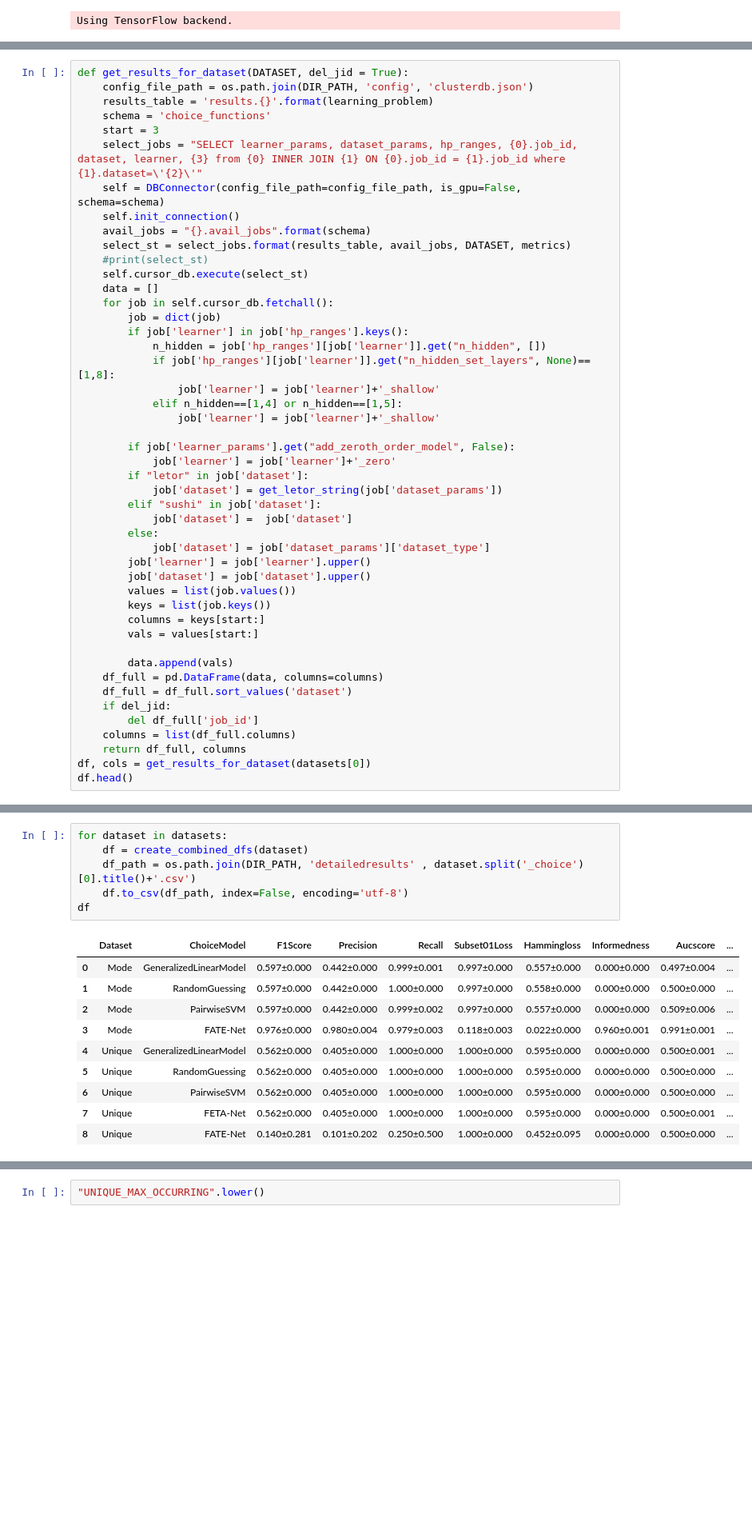
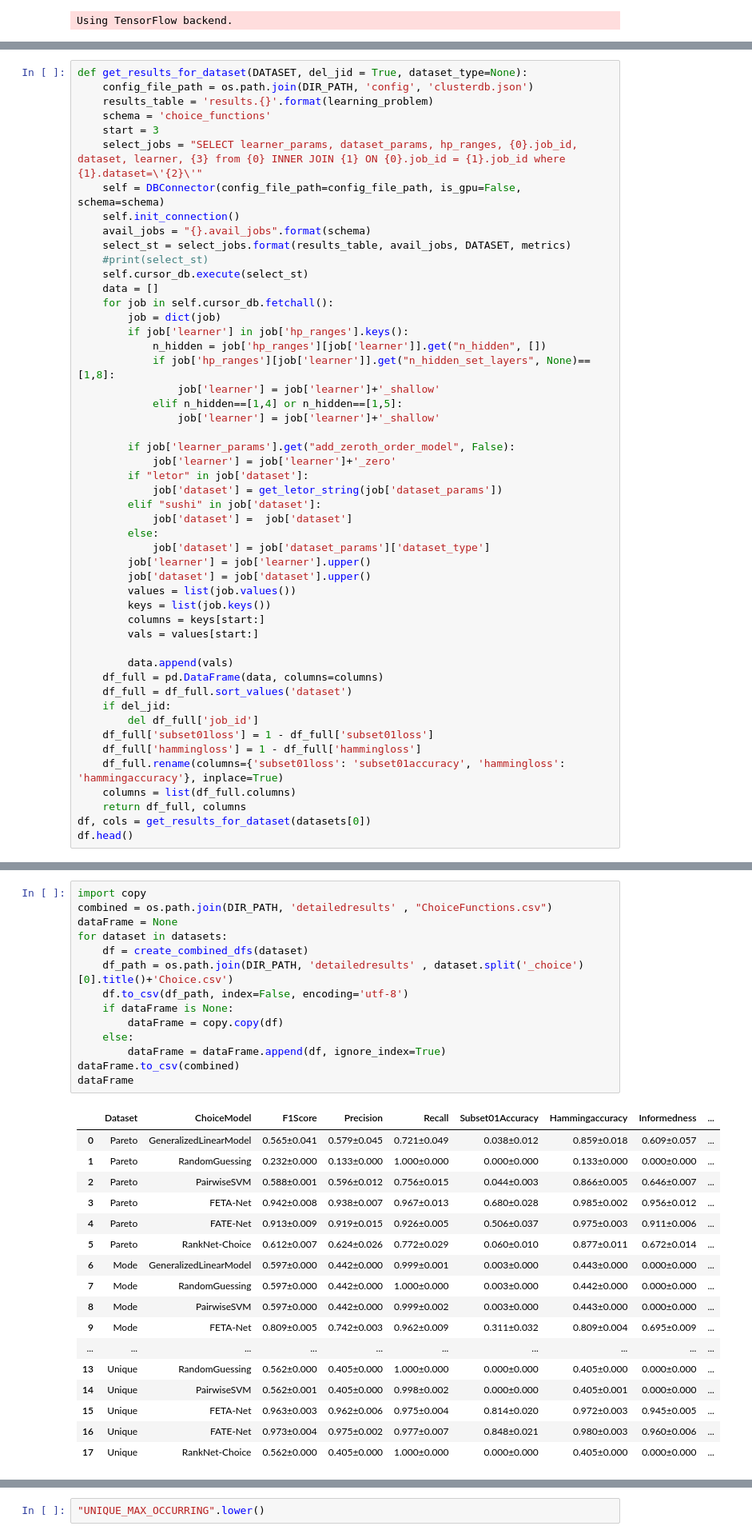
Before and after one commit to kiudee/cs-ranking, a Jupyter notebook: experiments/result_choice.ipynb, the cells around one changed output, grey strips where cells are left out. Shown at 80% size. Drawn from its saved outputs; the diff is of its cells as text; blank space fills up the shorter version.

```diff
--- a/experiments/result_choice.ipynb
+++ b/experiments/result_choice.ipynb
@@ -36,6 +35,6 @@ self.cursor_db.execute(update_result, tuple(values))
 self.close_connection()
 # %%
-def get_results_for_dataset(DATASET, del_jid = True):
+def get_results_for_dataset(DATASET, del_jid = True, dataset_type=None):
     config_file_path = os.path.join(DIR_PATH, 'config', 'clusterdb.json')
     results_table = 'results.{}'.format(learning_problem)
     schema = 'choice_functions'
@@ -77,6 +76,9 @@ def get_results_for_dataset(DATASET, del_jid = True):
     df_full = df_full.sort_values('dataset')
     if del_jid:
         del df_full['job_id']
+    df_full['subset01loss'] = 1 - df_full['subset01loss']
+    df_full['hammingloss'] = 1 - df_full['hammingloss']
+    df_full.rename(columns={'subset01loss': 'subset01accuracy', 'hammingloss': 'hammingaccuracy'}, inplace=True)
     columns = list(df_full.columns)
     return df_full, columns
 df, cols = get_results_for_dataset(datasets[0])
@@ -149,19 +151,34 @@ def create_combined_dfs(DATASET, latex_row=False):
     df.sort_values(by='Dataset')
     return df
 # %%
+import copy
+combined = os.path.join(DIR_PATH, 'detailedresults' , "ChoiceFunctions.csv")
+dataFrame = None
 for dataset in datasets:
     df = create_combined_dfs(dataset)
-    df_path = os.path.join(DIR_PATH, 'detailedresults' , dataset.split('_choice')[0].title()+'.csv')
+    df_path = os.path.join(DIR_PATH, 'detailedresults' , dataset.split('_choice')[0].title()+'Choice.csv')
     df.to_csv(df_path, index=False, encoding='utf-8')
-df
+    if dataFrame is None:
+        dataFrame = copy.copy(df)
+    else:
+        dataFrame = dataFrame.append(df, ignore_index=True)
+dataFrame.to_csv(combined)
+dataFrame
 # %% [output]
-|  | Dataset | ChoiceModel | F1Score | Precision | Recall | Subset01Loss | Hammingloss | Informedness | Aucscore | ... |
-| 0 | Mode | GeneralizedLinearModel | 0.597±0.000 | 0.442±0.000 | 0.999±0.001 | 0.997±0.000 | 0.557±0.000 | 0.000±0.000 | 0.497±0.004 | ... |
-| 1 | Mode | RandomGuessing | 0.597±0.000 | 0.442±0.000 | 1.000±0.000 | 0.997±0.000 | 0.558±0.000 | 0.000±0.000 | 0.500±0.000 | ... |
-| 2 | Mode | PairwiseSVM | 0.597±0.000 | 0.442±0.000 | 0.999±0.002 | 0.997±0.000 | 0.557±0.000 | 0.000±0.000 | 0.509±0.006 | ... |
-| 3 | Mode | FATE-Net | 0.976±0.000 | 0.980±0.004 | 0.979±0.003 | 0.118±0.003 | 0.022±0.000 | 0.960±0.001 | 0.991±0.001 | ... |
-| 4 | Unique | GeneralizedLinearModel | 0.562±0.000 | 0.405±0.000 | 1.000±0.000 | 1.000±0.000 | 0.595±0.000 | 0.000±0.000 | 0.500±0.001 | ... |
-| 5 | Unique | RandomGuessing | 0.562±0.000 | 0.405±0.000 | 1.000±0.000 | 1.000±0.000 | 0.595±0.000 | 0.000±0.000 | 0.500±0.000 | ... |
-| 6 | Unique | PairwiseSVM | 0.562±0.000 | 0.405±0.000 | 1.000±0.000 | 1.000±0.000 | 0.595±0.000 | 0.000±0.000 | 0.500±0.000 | ... |
-| 7 | Unique | FETA-Net | 0.562±0.000 | 0.405±0.000 | 1.000±0.000 | 1.000±0.000 | 0.595±0.000 | 0.000±0.000 | 0.500±0.001 | ... |
-| 8 | Unique | FATE-Net | 0.140±0.281 | 0.101±0.202 | 0.250±0.500 | 1.000±0.000 | 0.452±0.095 | 0.000±0.000 | 0.500±0.000 | ... |
+|  | Dataset | ChoiceModel | F1Score | Precision | Recall | Subset01Accuracy | Hammingaccuracy | Informedness | ... |
+| 0 | Pareto | GeneralizedLinearModel | 0.565±0.041 | 0.579±0.045 | 0.721±0.049 | 0.038±0.012 | 0.859±0.018 | 0.609±0.057 | ... |
+| 1 | Pareto | RandomGuessing | 0.232±0.000 | 0.133±0.000 | 1.000±0.000 | 0.000±0.000 | 0.133±0.000 | 0.000±0.000 | ... |
+| 2 | Pareto | PairwiseSVM | 0.588±0.001 | 0.596±0.012 | 0.756±0.015 | 0.044±0.003 | 0.866±0.005 | 0.646±0.007 | ... |
+| 3 | Pareto | FETA-Net | 0.942±0.008 | 0.938±0.007 | 0.967±0.013 | 0.680±0.028 | 0.985±0.002 | 0.956±0.012 | ... |
+| 4 | Pareto | FATE-Net | 0.913±0.009 | 0.919±0.015 | 0.926±0.005 | 0.506±0.037 | 0.975±0.003 | 0.911±0.006 | ... |
+| 5 | Pareto | RankNet-Choice | 0.612±0.007 | 0.624±0.026 | 0.772±0.029 | 0.060±0.010 | 0.877±0.011 | 0.672±0.014 | ... |
+| 6 | Mode | GeneralizedLinearModel | 0.597±0.000 | 0.442±0.000 | 0.999±0.001 | 0.003±0.000 | 0.443±0.000 | 0.000±0.000 | ... |
+| 7 | Mode | RandomGuessing | 0.597±0.000 | 0.442±0.000 | 1.000±0.000 | 0.003±0.000 | 0.442±0.000 | 0.000±0.000 | ... |
+| 8 | Mode | PairwiseSVM | 0.597±0.000 | 0.442±0.000 | 0.999±0.002 | 0.003±0.000 | 0.443±0.000 | 0.000±0.000 | ... |
+| 9 | Mode | FETA-Net | 0.809±0.005 | 0.742±0.003 | 0.962±0.009 | 0.311±0.032 | 0.809±0.004 | 0.695±0.009 | ... |
+| ... | ... | ... | ... | ... | ... | ... | ... | ... | ... |
+| 13 | Unique | RandomGuessing | 0.562±0.000 | 0.405±0.000 | 1.000±0.000 | 0.000±0.000 | 0.405±0.000 | 0.000±0.000 | ... |
+| 14 | Unique | PairwiseSVM | 0.562±0.001 | 0.405±0.000 | 0.998±0.002 | 0.000±0.000 | 0.405±0.001 | 0.000±0.000 | ... |
+| 15 | Unique | FETA-Net | 0.963±0.003 | 0.962±0.006 | 0.975±0.004 | 0.814±0.020 | 0.972±0.003 | 0.945±0.005 | ... |
+| 16 | Unique | FATE-Net | 0.973±0.004 | 0.975±0.002 | 0.977±0.007 | 0.848±0.021 | 0.980±0.003 | 0.960±0.006 | ... |
+| 17 | Unique | RankNet-Choice | 0.562±0.000 | 0.405±0.000 | 1.000±0.000 | 0.000±0.000 | 0.405±0.000 | 0.000±0.000 | ... |
```
Also changed, not shown: parts of 7 cells of this notebook, 9 other files.
